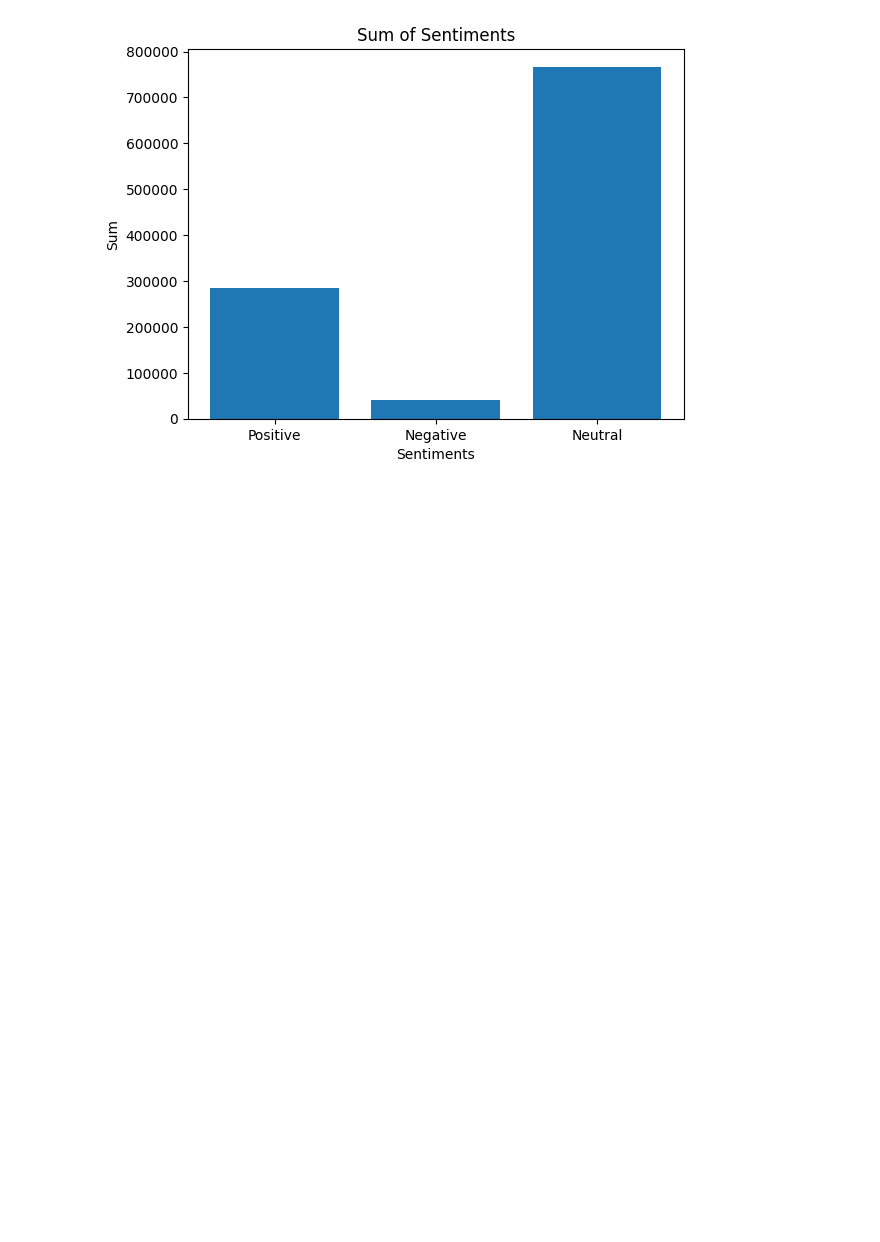
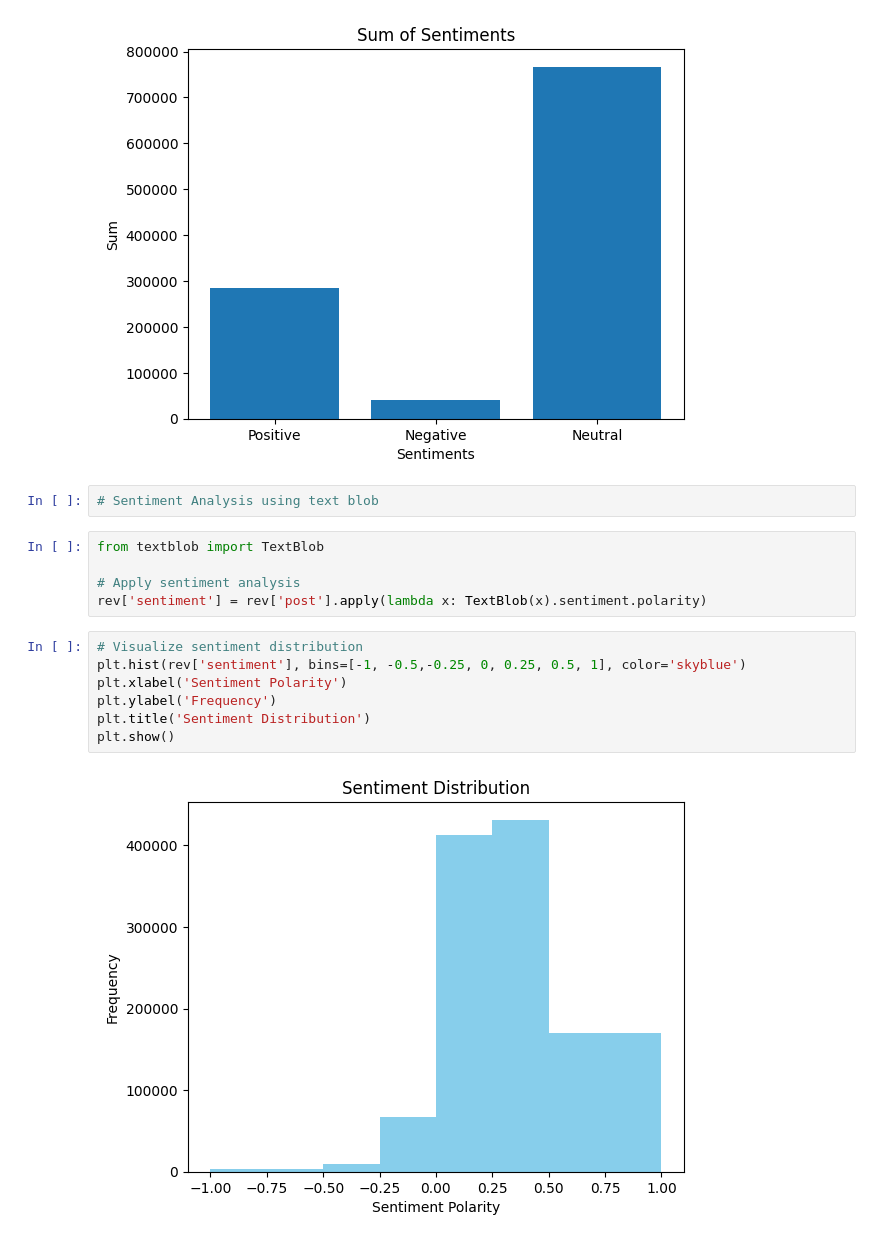
Before and after one commit to aksanaboo/sephora, a Jupyter notebook: SephoraEDApart2.ipynb, the cells around one changed output. Saved outputs shown, nothing was run; the diff lists cells and outputs as text; blank space fills up the shorter version.

```diff
--- a/SephoraEDApart2.ipynb
+++ b/SephoraEDApart2.ipynb
@@ -203,3 +211,19 @@ plt.title('Sum of Sentiments')
 plt.show()
 # %% [output]
 [figure]
+# %%
+# Sentiment Analysis using text blob
+# %%
+from textblob import TextBlob
+
+# Apply sentiment analysis
+rev['sentiment'] = rev['post'].apply(lambda x: TextBlob(x).sentiment.polarity)
+# %%
+# Visualize sentiment distribution
+plt.hist(rev['sentiment'], bins=[-1, -0.5,-0.25, 0, 0.25, 0.5, 1], color='skyblue')
+plt.xlabel('Sentiment Polarity')
+plt.ylabel('Frequency')
+plt.title('Sentiment Distribution')
+plt.show()
+# %% [output]
+[figure, added]
```
Also changed, not shown: parts of 15 cells of this notebook.
